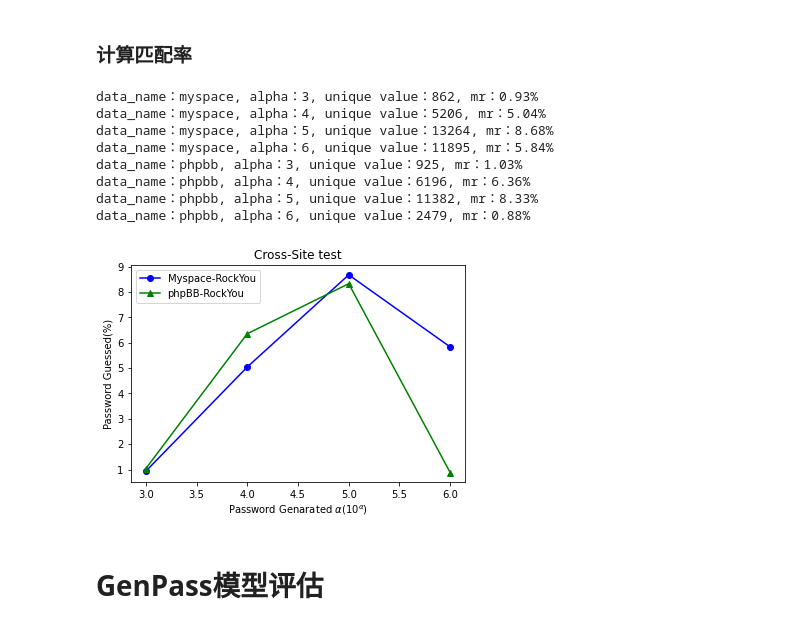
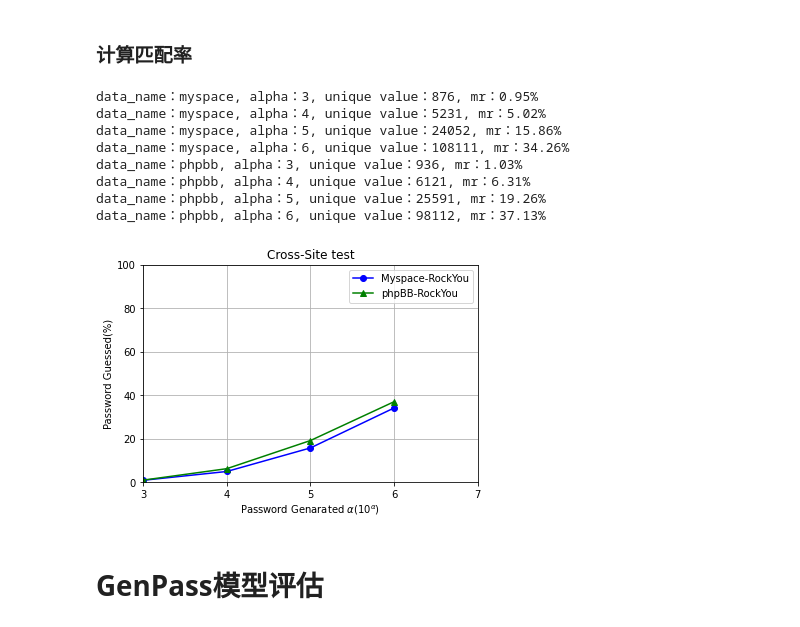
Before and after one commit to Kangjiabao123/GoogleColab, a Jupyter notebook: genpass/evaluate.ipynb, the cells around one changed output. Cells and saved outputs as stored; diff of their text form; code cells hidden in the pictures.

```diff
--- a/genpass/evaluate.ipynb
+++ b/genpass/evaluate.ipynb
@@ -204,6 +275,15 @@ with open('/content/{}.pkl'.format(data_name), 'rb') as file:
     tokenizer = pickle.load(file)
 max_length = max_lengths[data_name]
 
-pl_model = load_model('/content/{}.h5'.format(data_name))  # 使用全部数据训练的模型
+pl_model = load_model('/content/{}.h5'.format(data_name))  # 使用部分数据训练的模型
 for alpha in [3, 4, 5, 6]:
-    generating(pl_model, '{}{}.txt'.format(data_name, alpha), cnt=int(math.pow(10, alpha)))
+  print('{}：使用PL模型生成 1e{} 个wordlist：'.format(get_cur_time(), alpha))
+  cnt = int(math.pow(10, alpha))  # 需要生成的密码数量
+  loop_times = int(cnt / 1000)
+  gen_word = []
+  for _ in range(loop_times):
+    gen_word.extend(generating(pl_model, cnt=1000))
+
+  filename = './{}{}.txt'.format(data_name, alpha)
+  print('{}：生成好的wordlist保存到文件：{}'.format(get_cur_time(), filename))
+  np.savetxt(filename, gen_word, fmt='%s', delimiter='\n')
@@ -210,13 +299,3 @@ for alpha in [3, 4, 5, 6]:
-# %%
-# 使用myspace全部数据训练的PL模型生成密码
-data_name = 'myspace'
-with open('/content/{}.pkl'.format(data_name), 'rb') as file:
-    tokenizer = pickle.load(file)
-max_length = max_lengths[data_name]
-
-pl_model = load_model('/content/{}.h5'.format(data_name))  # 使用全部数据训练的模型
-for alpha in [3, 4, 5, 6]:
-    generating(pl_model, '{}{}.txt'.format(data_name, alpha), cnt=int(math.pow(10, alpha)))
 # %% [markdown]
 ### 计算匹配率
 # %%
@@ -235,24 +314,36 @@ for data_name in ['myspace', 'phpbb']:
     mr = calc_matching_rate(gen_psw, rockyou)
     print('data_name：{}, alpha：{}, unique value：{}, mr：{:.2f}%'.format(data_name, alpha, gen_psw.shape[0], mr * 100))
     y[data_name].append(mr * 100)
-
-plt.title('Cross-Site test')
-plt.plot(x, y['myspace'], 'bo-', label='Myspace-RockYou')
-plt.plot(x, y['phpbb'], 'g^-', label='phpBB-RockYou')
-plt.legend()
-plt.xlabel(r'Password Genarated $\alpha(10^{\alpha})$')
-plt.ylabel("Password Guessed(%)")
-plt.show()
 # %% [output]
-data_name：myspace, alpha：3, unique value：862, mr：0.93%
-data_name：myspace, alpha：4, unique value：5206, mr：5.04%
-data_name：myspace, alpha：5, unique value：13264, mr：8.68%
-data_name：myspace, alpha：6, unique value：11895, mr：5.84%
-data_name：phpbb, alpha：3, unique value：925, mr：1.03%
-data_name：phpbb, alpha：4, unique value：6196, mr：6.36%
-data_name：phpbb, alpha：5, unique value：11382, mr：8.33%
-data_name：phpbb, alpha：6, unique value：2479, mr：0.88%
+data_name：myspace, alpha：3, unique value：876, mr：0.95%
+data_name：myspace, alpha：4, unique value：5231, mr：5.02%
+data_name：myspace, alpha：5, unique value：24052, mr：15.86%
+data_name：myspace, alpha：6, unique value：108111, mr：34.26%
+data_name：phpbb, alpha：3, unique value：936, mr：1.03%
+data_name：phpbb, alpha：4, unique value：6121, mr：6.31%
+data_name：phpbb, alpha：5, unique value：25591, mr：19.26%
+data_name：phpbb, alpha：6, unique value：98112, mr：37.13%
-[figure, removed]
+# %%
+# 画图
+plt.title('Cross-Site test')
+plt.plot(x, y['myspace'], 'bo-', label='Myspace-RockYou')
+plt.plot(x, y['phpbb'], 'g^-', label='phpBB-RockYou')
+plt.legend()  # 显示图例
+
+plt.xlim((3, 7))  # 设置x轴范围
+plt.ylim((0, 100))
+
+plt.xticks(np.linspace(3, 7, 5))  # 设置x轴刻度
+
+plt.xlabel(r'Password Genarated $\alpha(10^{\alpha})$')  # 设置x轴描述信息
+plt.ylabel("Password Guessed(%)")
+
+plt.grid()  # 显示网格
+
+plt.show()
+plt.close()
+# %% [output]
+[figure, added]
 # %% [markdown]
 # GenPass模型评估
 # %% [markdown]
```
Also changed, not shown: parts of 12 cells of this notebook.
